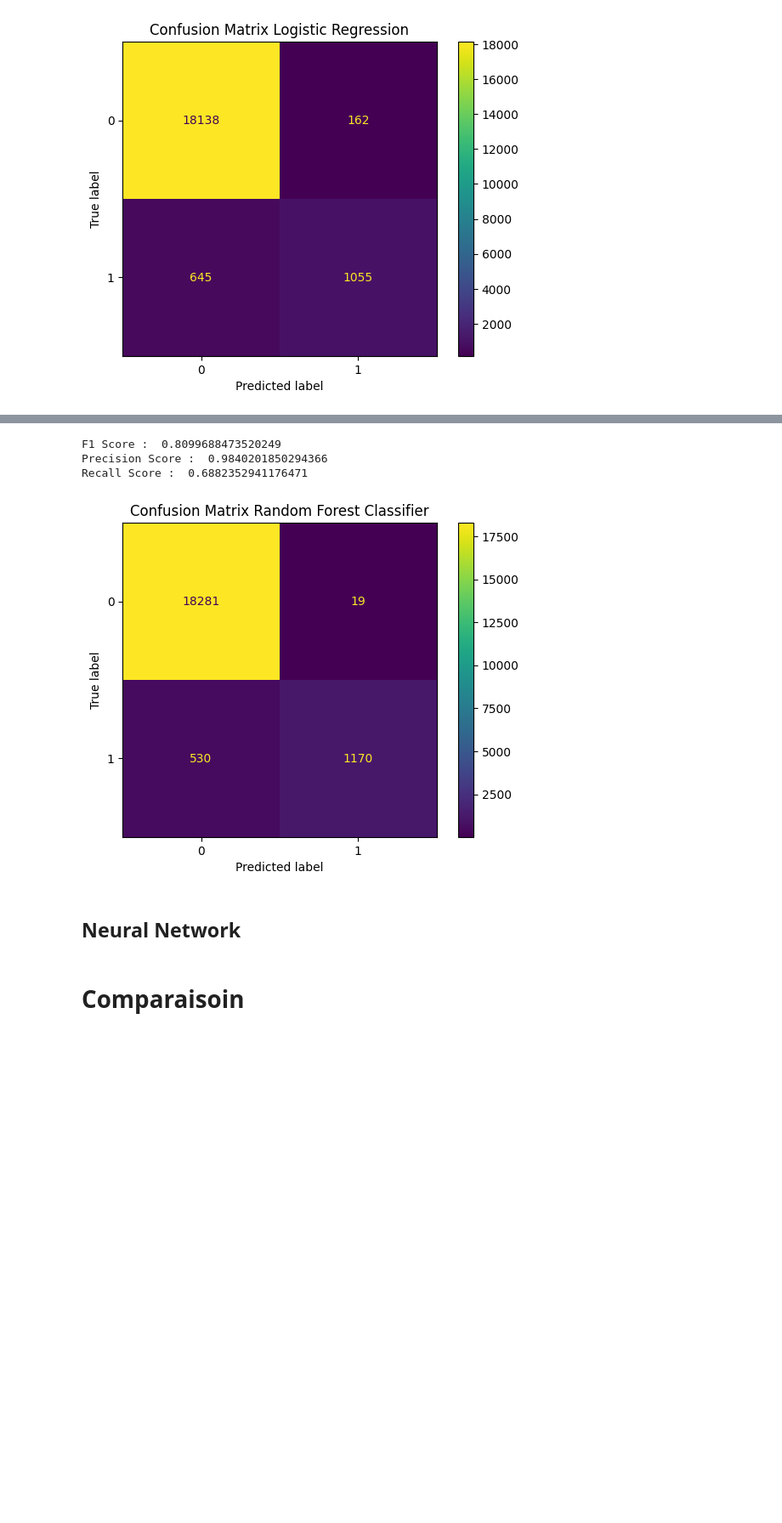
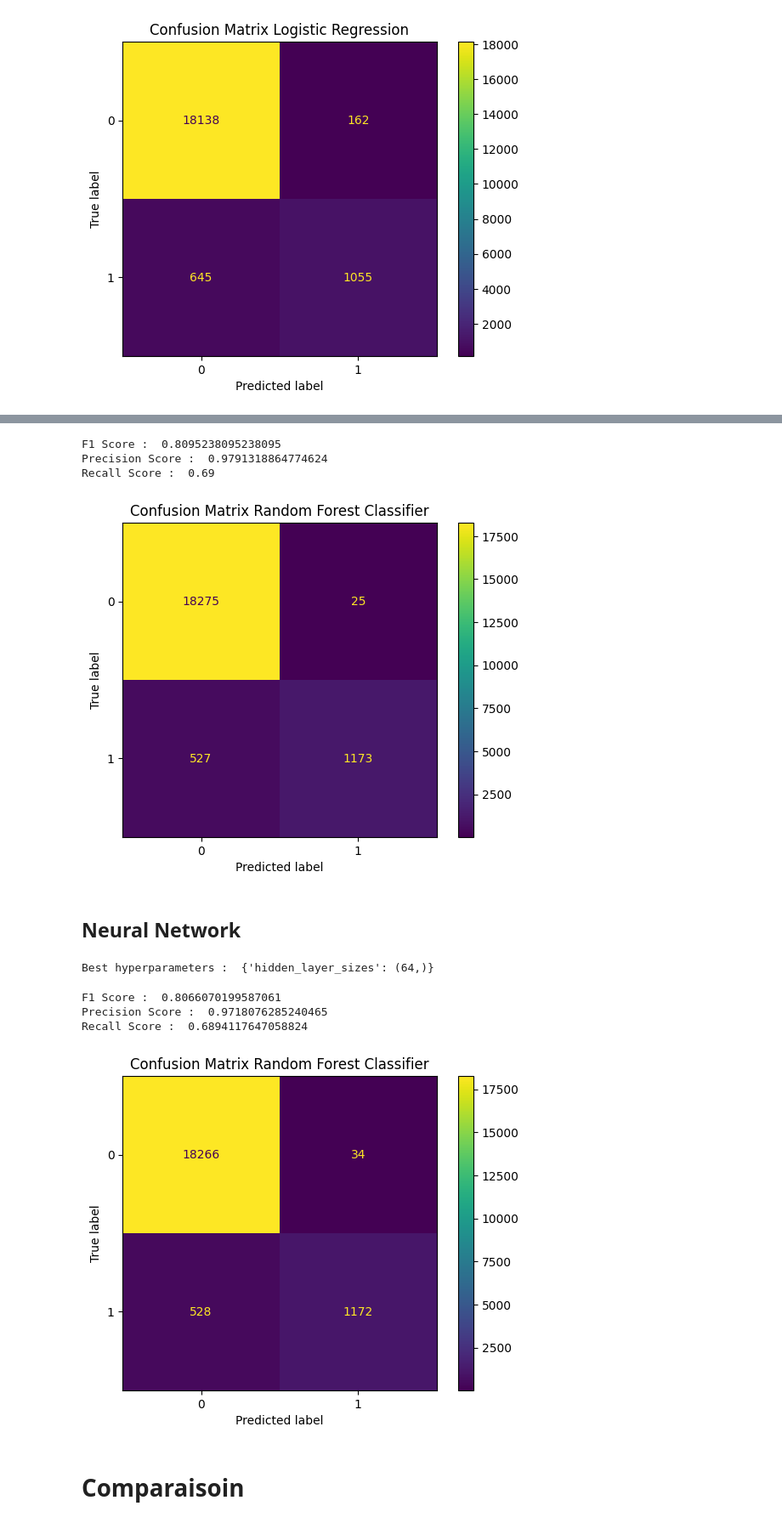
Before and after one commit to Antonin-MORENO/Diabetes-Prediction, a Jupyter notebook: report.ipynb, the cells around one changed output, grey strips where cells are left out. Shown at 85% size. Drawn from its saved outputs; the diff is of its cells as text; code cells hidden in the pictures; blank space fills up the shorter version.

Commit message:
neuralNetwork

```diff
--- a/report.ipynb
+++ b/report.ipynb
@@ -265,33 +261,77 @@ Best hyperparameters :  {'max_depth': 5, 'max_iter': 2000}
 # %%
-rf_best_param = HistGradientBoostingClassifier(max_iter = 2000, max_depth = 5)
-rf_best_param.fit(X_train_scaled, y_train)
+gb_best_param = HistGradientBoostingClassifier(max_iter = 700, max_depth = 5)
+gb_best_param.fit(X_train_scaled, y_train)
 
-prediction_rf_test = rf_best_param.predict(X_test_scaled)
+prediction_gb_test = gb_best_param.predict(X_test_scaled)
 # %%
-f1_score_rf = f1_score(y_test, prediction_rf_test)
-precision_score_rf = precision_score(y_test, prediction_rf_test)
-recall_score_rf = recall_score(y_test, prediction_rf_test)
+f1_score_gb = f1_score(y_test, prediction_gb_test)
+precision_score_gb = precision_score(y_test, prediction_gb_test)
+recall_score_gb = recall_score(y_test, prediction_gb_test)
 
-print("F1 Score : ", f1_score_rf)
-print("Precision Score : ", precision_score_rf)
-print("Recall Score : ", recall_score_rf)
+print("F1 Score : ", f1_score_gb)
+print("Precision Score : ", precision_score_gb)
+print("Recall Score : ", recall_score_gb)
 
-cm_rf = confusion_matrix(y_test, prediction_rf_test, labels = rf_best_param.classes_)
-disp_conf_rf = ConfusionMatrixDisplay(confusion_matrix = cm_rf, display_labels = rf_best_param.classes_)
+cm_gb = confusion_matrix(y_test, prediction_gb_test, labels = gb_best_param.classes_)
+disp_conf_gb = ConfusionMatrixDisplay(confusion_matrix = cm_gb, display_labels = gb_best_param.classes_)
 
 #disp_prerec_lr = PrecisionRecallDisplay(precision = precision_score_lr, recall= recall_score_lr)
 #disp_prerec_lr.plot()
 #plt.title("Precision Recall Logistic Regression")
 #plt.show()
-disp_conf_rf.plot()
+disp_conf_gb.plot()
 plt.title("Confusion Matrix Random Forest Classifier")
 plt.show()
 # %% [output]
-F1 Score :  0.8099688473520249
-Precision Score :  0.9840201850294366
-Recall Score :  0.6882352941176471
+F1 Score :  0.8095238095238095
+Precision Score :  0.9791318864774624
+Recall Score :  0.69
 [figure]
 # %% [markdown]
 ## Neural Network
+# %%
+from sklearn.neural_network import MLPClassifier
+
+mlp = MLPClassifier()
+
+param_grid_mlp = {
+    'hidden_layer_sizes': [(32,), (64,), (32, 32), (64, 64), (32, 64, 32)]
+}
+
+grid_search_mlp = GridSearchCV(estimator = mlp, param_grid = param_grid_mlp, cv = 5, n_jobs = -1)
+grid_search_mlp.fit(X_train_scaled, y_train)
+
+print("Best hyperparameters : ", grid_search_mlp.best_params_)
+# %% [output]
+Best hyperparameters :  {'hidden_layer_sizes': (64,)}
+# %%
+mlp_best_param = MLPClassifier(hidden_layer_sizes=(64,))
+mlp_best_param.fit(X_train_scaled, y_train)
+
+prediction_mlp_test = mlp_best_param.predict(X_test_scaled)
+# %%
+f1_score_mlp = f1_score(y_test, prediction_mlp_test)
+precision_score_mlp = precision_score(y_test, prediction_mlp_test)
+recall_score_mlp = recall_score(y_test, prediction_mlp_test)
+
+print("F1 Score : ", f1_score_mlp)
+print("Precision Score : ", precision_score_mlp)
+print("Recall Score : ", recall_score_mlp)
+
+cm_mlp = confusion_matrix(y_test, prediction_mlp_test, labels = mlp_best_param.classes_)
+disp_conf_mlp = ConfusionMatrixDisplay(confusion_matrix = cm_mlp, display_labels = mlp_best_param.classes_)
+
+#disp_prerec_lr = PrecisionRecallDisplay(precision = precision_score_lr, recall= recall_score_lr)
+#disp_prerec_lr.plot()
+#plt.title("Precision Recall Logistic Regression")
+#plt.show()
+disp_conf_mlp.plot()
+plt.title("Confusion Matrix Random Forest Classifier")
+plt.show()
+# %% [output]
+F1 Score :  0.8066070199587061
+Precision Score :  0.9718076285240465
+Recall Score :  0.6894117647058824
+[figure, added]
 # %% [markdown]
 # Comparaisoin
```
Also changed, not shown: parts of 3 cells of this notebook.
